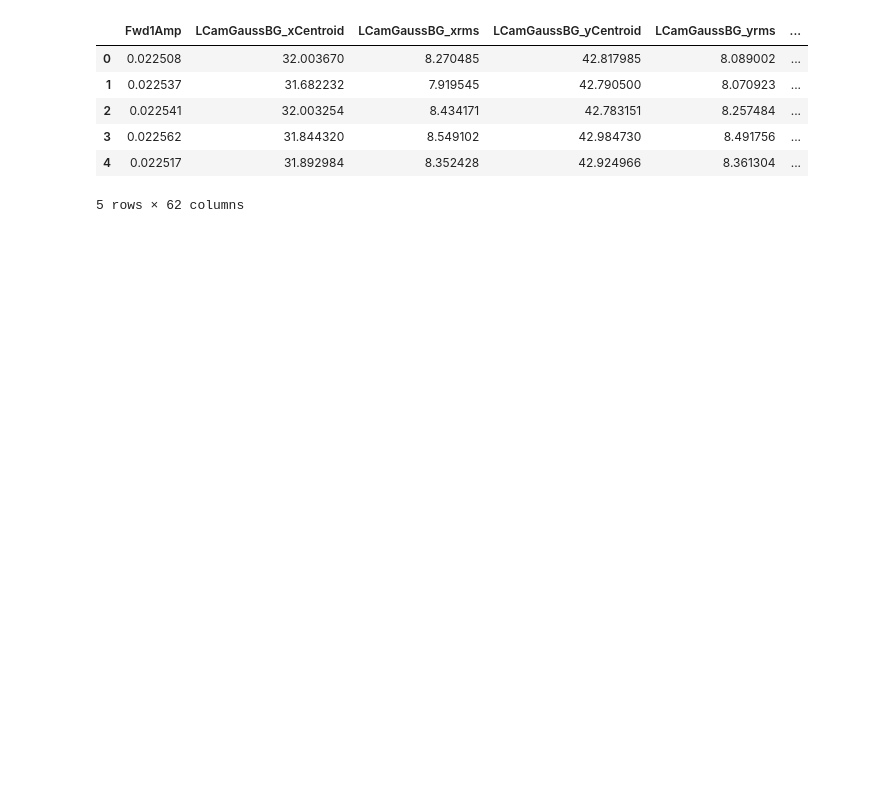
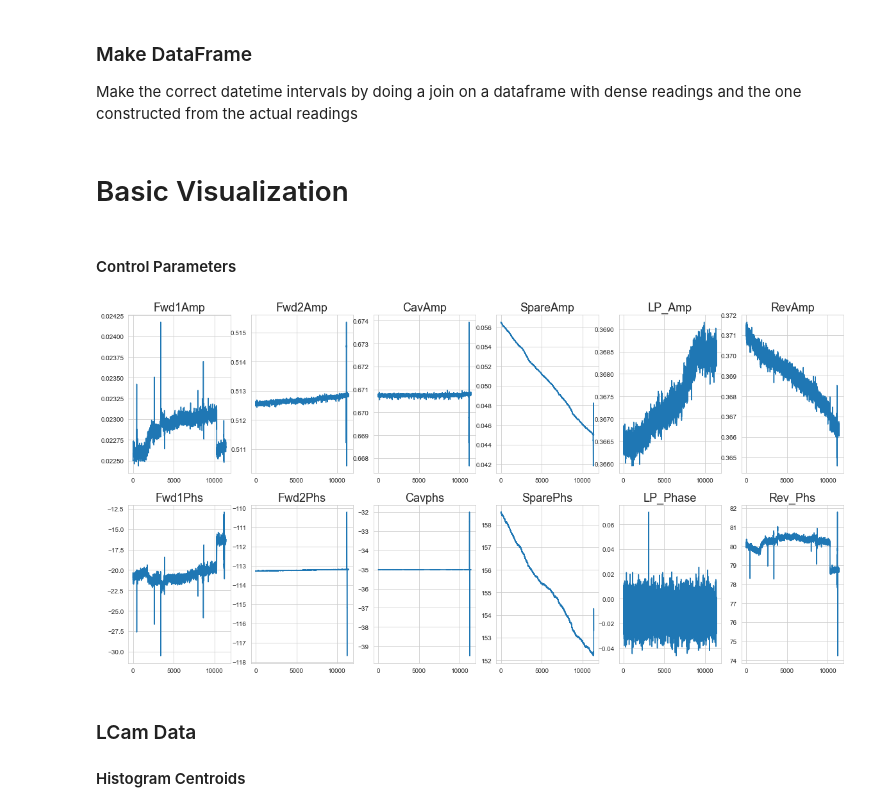
Before and after one commit to laurenmoos/marinetti, a Jupyter notebook: DataETL.ipynb, the cells around one changed output. Cells and saved outputs as stored; diff of their text form; code cells hidden in the pictures; blank space fills up the shorter version.

```diff
--- a/DataETL.ipynb
+++ b/DataETL.ipynb
@@ -9,0 +27,9 @@ files = [''.join([mypath, '/', f]) for f in listdir(mypath) if isfile(join(mypat
+# %%
+#TODO: I think we might have to get more exact about time alignment observations but for now
+
+scam = np.load('/Users/lauren/marinetti/ready/SCam3_tt.csv.pkl', allow_pickle=True)
+scam = np.squeeze(scam)
+
+scam_micro  = list(map(to_sxs, scam))
+
+scam_micro = list(map(lambda x: x - to_sxs(min(scam)), scam_micro))
@@ -41,11 +89,0 @@ for i, file_name in enumerate(files):
-# %%
-df = pd.DataFrame(np.concatenate(well_formed_arrays, axis = 1), columns = names)
-df.head()
-# %% [output]
-|  | Fwd1Amp | LCamGaussBG_xCentroid | LCamGaussBG_xrms | LCamGaussBG_yCentroid | LCamGaussBG_yrms | ... |
-| 0 | 0.022508 | 32.003670 | 8.270485 | 42.817985 | 8.089002 | ... |
-| 1 | 0.022537 | 31.682232 | 7.919545 | 42.790500 | 8.070923 | ... |
-| 2 | 0.022541 | 32.003254 | 8.434171 | 42.783151 | 8.257484 | ... |
-| 3 | 0.022562 | 31.844320 | 8.549102 | 42.984730 | 8.491756 | ... |
-| 4 | 0.022517 | 31.892984 | 8.352428 | 42.924966 | 8.361304 | ... |
-5 rows × 62 columns
@@ -53,0 +90,4 @@ df.to_pickle('pickled_first_1000_df.pk')
+# %% [markdown]
+### Make DataFrame
+
+Make the correct datetime intervals by doing a join on a dataframe with dense readings and the one constructed from the actual readings
@@ -53,0 +106,46 @@ df.to_pickle('pickled_first_1000_df.pk')
+# %%
+s = pd.to_datetime(scam_micro, unit='s')
+right_df = pd.DataFrame(observations, columns = names, index=s)
+# %%
+#pandas.merge_asof nifty thing if we want to do approximate matching
+right_df.index.name = 'Time'
+left_df.index.name = 'Time'
+
+joined = right_df.join(left_df, how='right', rsuffix='Time')
+
+joined  = joined.iloc[:, 0:48]
+# %% [markdown]
+# Basic Visualization
+# %% [markdown]
+#### Control Parameters
+# %%
+#by device
+fwd1 = ['Fwd1Amp', 'Fwd1Phs']
+fwd2 = ['Fwd2Amp', 'Fwd2Phs']
+cav = ['CavAmp', 'Cavphs']
+spare = ['SpareAmp', 'SparePhs']
+lp = ['LP_Amp', 'LP_Phase']
+rev = ['RevAmp', 'Rev_Phs']
+
+amps = ['Fwd1Amp',  'Fwd2Amp', 'CavAmp', 'SpareAmp', 'LP_Amp','RevAmp']
+phs =  ['Fwd1Phs', 'Fwd2Phs', 'Cavphs', 'SparePhs',  'LP_Phase', 'Rev_Phs']
+
+fig, axes = plt.subplots(nrows=2, ncols=6, figsize=(20, 10))
+
+
+for i in range(0, len(amps)):
+    t = np.array(range(0, 11389))
+    y = np.array(np.squeeze(joined[amps[i]].dropna()))
+    axes[0, i].plot(t, y)
+    axes[0, i].set_title(label = f"{amps[i]}", fontdict = { 'fontsize': 18})
+
+for i in range(0, len(phs)):
+    t = np.array(range(0, 11389))
+    y = np.array(np.squeeze(joined[phs[i]].dropna()))
+    axes[1, i].plot(t, y)
+    axes[1, i].set_title(label = f"{phs[i]}", fontdict = { 'fontsize': 18})
+# %% [output]
+[figure, added]
+# %% [markdown]
+### LCam Data
+#### Histogram Centroids
```
Also changed, not shown: parts of 16 cells of this notebook, 3 other files.
